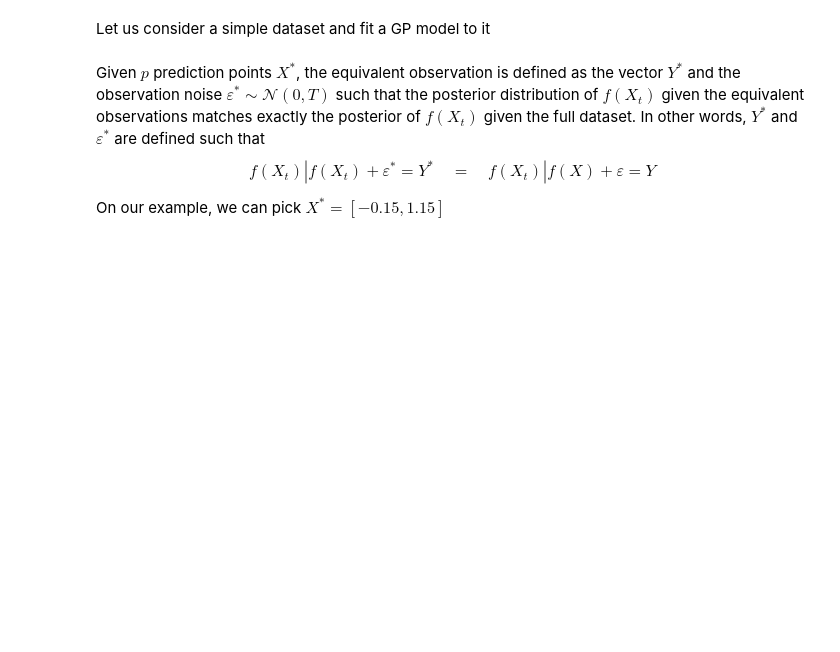
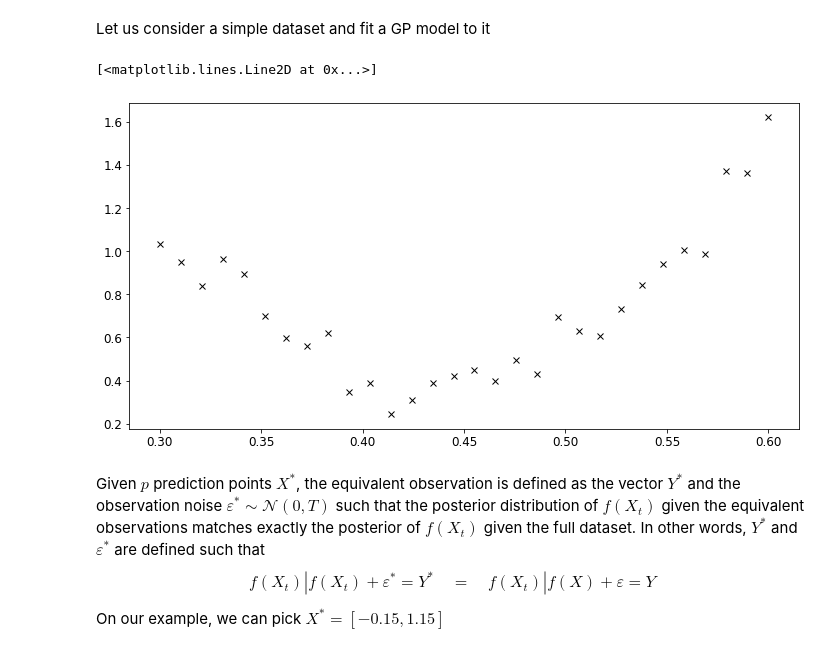
Before and after one commit to NicolasDurrande/guepard, a Jupyter notebook: docs/notebooks/explaining_equivalent_obs.ipynb, the cells around one changed output. Drawn from its saved outputs; the diff is of its cells as text; code cells hidden in the pictures; blank space fills up the shorter version.

```diff
--- a/docs/notebooks/explaining_equivalent_obs.ipynb
+++ b/docs/notebooks/explaining_equivalent_obs.ipynb
@@ -64,15 +62,20 @@ Let us consider a simple dataset and fit a GP model to it
 # %%
 noise_var = 0.01
 
 def f(x):
     return np.sin(10 * x[:, :1]) + 3. * x[:, :1]
 
 X = np.linspace(0.3, 0.6, 30)[:, None]
 Y = f(X) + np.sqrt(noise_var) * np.random.normal(size=X.shape)
 
 # Define a GP model with GPflow
 kernel = gpflow.kernels.Matern32()
 m = gpflow.models.GPR((X, Y), kernel, noise_variance=noise_var)
+
+plt.plot(X, Y, "kx")
+# %% [output]
+[<matplotlib.lines.Line2D at 0x...>]
+[figure, added]
 # %% [markdown]
 Given $p$ prediction points $X^*$, the equivalent observation is defined as the vector $Y^*$ and the observation noise $\varepsilon^* \sim \mathcal{N}(0, T)$ such that the posterior distribution of $f(X_t)$ given the equivalent observations matches exactly the posterior of $f(X_t)$ given the full dataset. In other words, $Y^*$ and $\varepsilon^*$ are defined such that
 $$f(X_t)|f(X_t)+\varepsilon^*=Y^* \quad = \quad f(X_t)|f(X)+\varepsilon=Y$$
```
Also changed, not shown: parts of 6 cells of this notebook, 5 other files.
